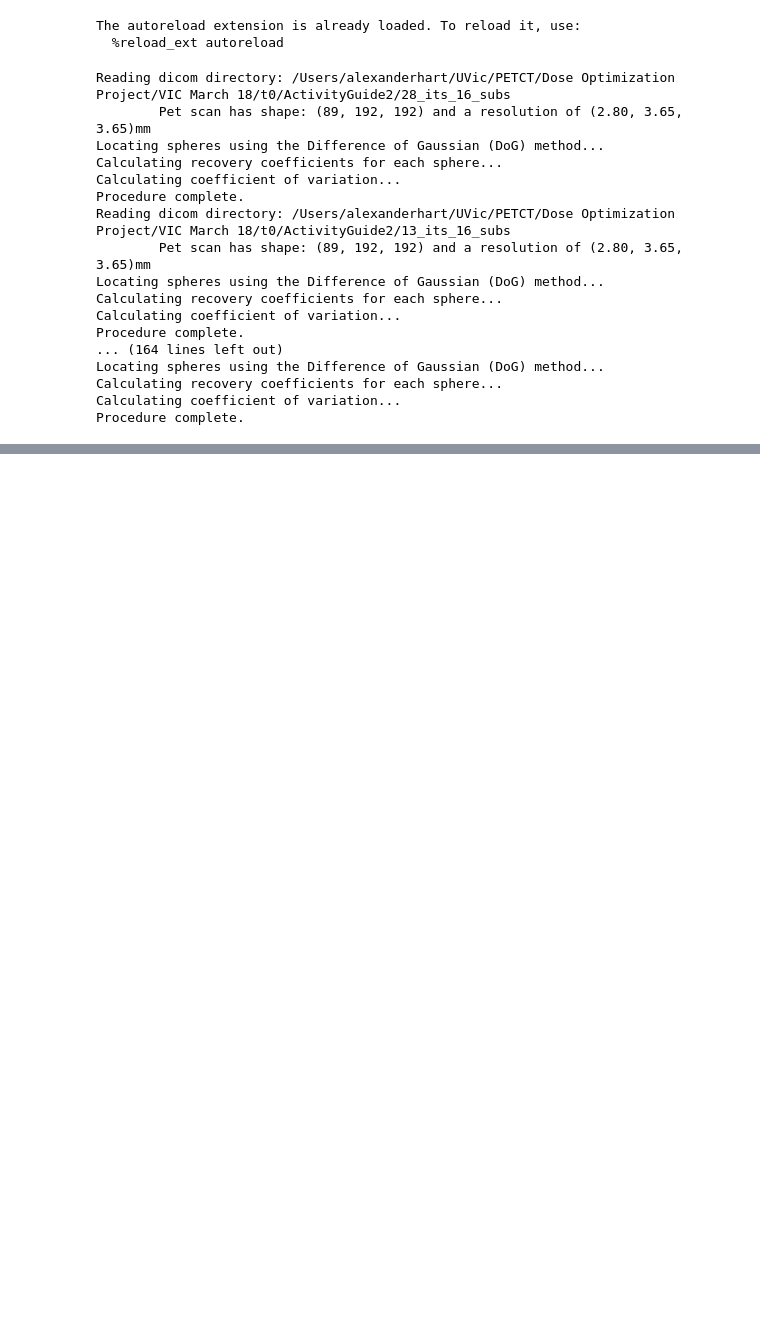
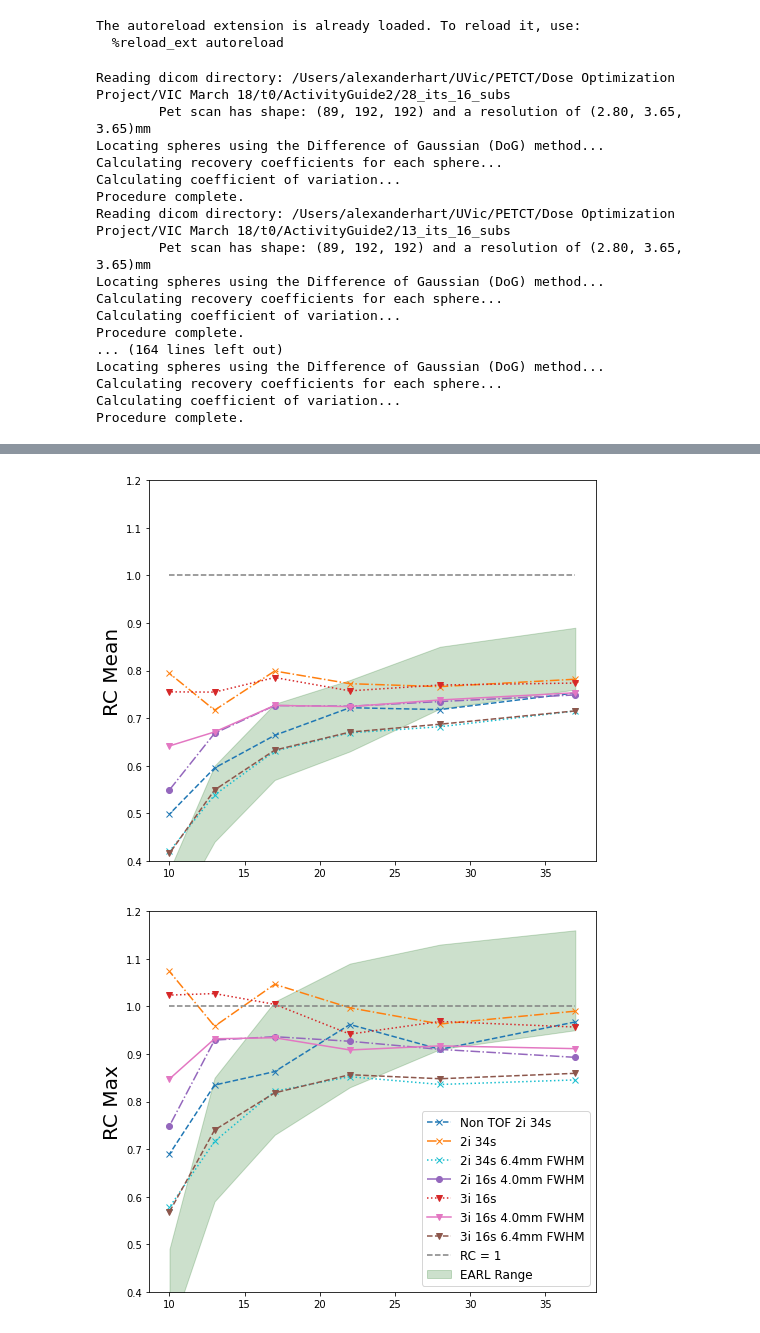
Before and after one commit to devhliu/earl_nema, a Jupyter notebook: analysis.ipynb, the cells around one changed output, grey strips where cells are left out. Drawn from its saved outputs; the diff is of its cells as text; code cells hidden in the pictures; blank space fills up the shorter version.

```diff
--- a/analysis.ipynb
+++ b/analysis.ipynb
@@ -102,0 +143,13 @@ SyntaxError: cannot assign to operator (<ipython-input-50-8e46a0f84fd0>, line 1)
+# %%
+#true concentrations
+sphere_true = 19.69
+bkg_true = 2.11
+#Analysis
+hd_2i_34s = NemaRC('/Users/alexanderhart/t0/10m/hd_2i_34s/',sphere_true,bkg_true,0)
+fx_2i_34s = NemaRC('/Users/alexanderhart/t0/10m/fx_2i_34s/',sphere_true,bkg_true,0)
+fx_2i_34s_6p4 = NemaRC('/Users/alexanderhart/t0/10m/6p4_fx_2i_34s/',sphere_true,bkg_true,0)
+fx_2i_16s_4 = NemaRC('/Users/alexanderhart/t0/10m/fx_2i_16s_4/',sphere_true,bkg_true,0)
+fx_3i_16s = NemaRC('/Users/alexanderhart/t0/10m/fx_3i_16s/',sphere_true,bkg_true,0)
+fx_3i_16s_4 = NemaRC('/Users/alexanderhart/t0/10m/fx_3i_16s_4/',sphere_true,bkg_true,0)
+fx_3i_16s_6p4 = NemaRC('/Users/alexanderhart/t0/10m/6p4_fx_3i_16s/',sphere_true,bkg_true,0)
+QFX350 = NemaRC('/Users/alexanderhart/GSC_/recondata/ActivityGuide2/t0_Q.Clear/QFX350',sphere_true,bkg_true,0)
@@ -102,0 +174,51 @@ SyntaxError: cannot assign to operator (<ipython-input-50-8e46a0f84fd0>, line 1)
+# %%
+# EARL ranges
+RC_max_lims = np.array([[0.95,1.16],[0.91,1.13],[0.83,1.09],
+                                [0.73,1.01],[0.59,0.85],[0.31,0.49]])
+RC_mean_lims = np.array([[0.76,0.89],[0.72,0.85],[0.63,0.78],
+                                [0.57,0.73],[0.44,0.60],[0.27,0.38]])
+
+x = [10,37]
+y = [1,1]
+
+# Plots
+spheres = np.array([37, 28, 22, 17, 13, 10])
+plt.figure(figsize=(8,7))
+plt.plot(spheres,hd_2i_34s.spheres['RC_mean'],marker='x', linestyle = '--')
+plt.plot(spheres,fx_2i_34s.spheres['RC_mean'],marker = 'x',linestyle = 'dashdot')
+plt.plot(spheres,fx_2i_34s_6p4.spheres['RC_mean'],marker = 'x', linestyle = 'dotted',color='C9')
+plt.plot(spheres,fx_2i_16s_4.spheres['RC_mean'],marker = 'o', linestyle = 'dashdot',color='C4')
+plt.plot(spheres,fx_3i_16s.spheres['RC_mean'],marker = 'v',linestyle = 'dotted',color='C3')
+plt.plot(spheres,fx_3i_16s_4.spheres['RC_mean'],marker = 'v',linestyle = 'solid',color='C6')
+plt.plot(spheres,fx_3i_16s_6p4.spheres['RC_mean'],marker = 'v',linestyle = 'dashed',color='C5')
+#plt.plot(spheres,QFX350.spheres['RC_mean'],marker = 'p',linestyle = 'dotted')
+plt.fill_between(spheres, RC_mean_lims[:,0], RC_mean_lims[:,1],
+                         color='darkgreen', alpha=0.2, label='EARL range')
+#plt.xlabel('Sphere Diameter (mm)',fontsize = 18)
+plt.plot(x,y,linestyle='--',color='gray')
+plt.ylabel('RC Mean', fontsize = 20)
+plt.ylim(0.4,1.2)
+#plt.legend(['Non TOF 2i 34s','2i 34s','2i 34s 6.4mm FWHM','3i 16s','3i 16s 6.4mm FWHM','Q.Clear 350'])
+plt.show()
+
+plt.figure(figsize=(8,7))
+plt.plot(spheres,hd_2i_34s.spheres['RC_max'],marker='x', linestyle = '--',label = 'Non TOF 2i 34s')
+plt.plot(spheres,fx_2i_34s.spheres['RC_max'],marker = 'x',linestyle = 'dashdot',label = '2i 34s')
+plt.plot(spheres,fx_2i_34s_6p4.spheres['RC_max'],marker = 'x', linestyle = 'dotted',color='C9',label = '2i 34s 6.4mm FWHM')
+plt.plot(spheres,fx_2i_16s_4.spheres['RC_max'],marker = 'o', linestyle = 'dashdot',color='C4',label = '2i 16s 4.0mm FWHM')
+plt.plot(spheres,fx_3i_16s.spheres['RC_max'],marker = 'v',linestyle = 'dotted',color='C3',label = '3i 16s')
+plt.plot(spheres,fx_3i_16s_4.spheres['RC_max'],marker = 'v',linestyle = 'solid',color = 'C6',label = '3i 16s 4.0mm FWHM')
+plt.plot(spheres,fx_3i_16s_6p4.spheres['RC_max'],marker = 'v',linestyle = 'dashed',color='C5',label = '3i 16s 6.4mm FWHM')
+#plt.plot(spheres,QFX350.spheres['RC_max'],marker = 'p',linestyle = 'dotted')
+plt.fill_between(spheres, RC_max_lims[:,0], RC_max_lims[:,1],
+                         color='darkgreen', alpha=0.2, label='EARL Range')
+#plt.xlabel('Sphere Diameter (mm)',fontsize = 18)
+plt.plot(x,y,linestyle='--',color='gray',label = 'RC = 1')
+plt.ylabel('RC Max', fontsize = 20)
+plt.ylim(0.4,1.2)
+plt.legend(fontsize = 12)
+#plt.legend(['Non TOF 2i 34s','2i 34s','2i 34s 6.4mm FWHM','2i 16s 4.0mm FWHM','3i 16s','3i 16s 4.0mm FWHM','3i 16s 6.4mm FWHM','EARL Range','RC = 1'],fontsize = 12)
+plt.show()
+# %% [output]
+[figure, added]
+[figure, added]
```
Also changed, not shown: parts of 38 cells of this notebook, 2 other files.
